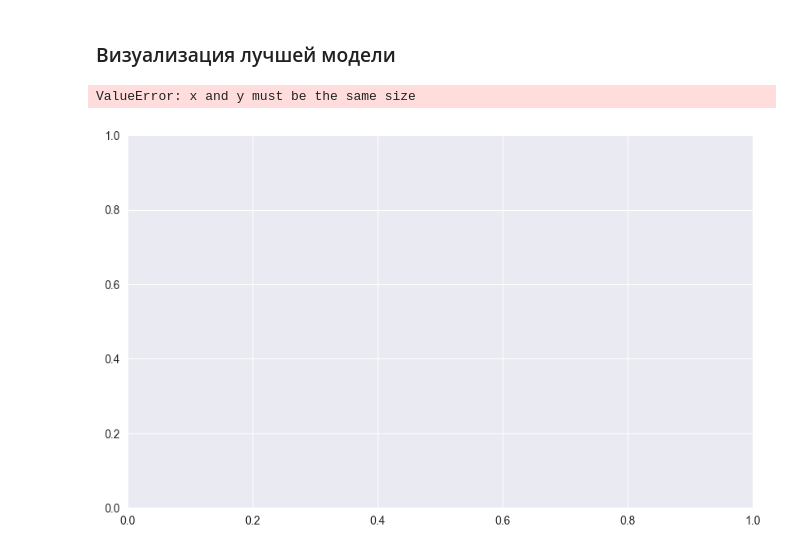
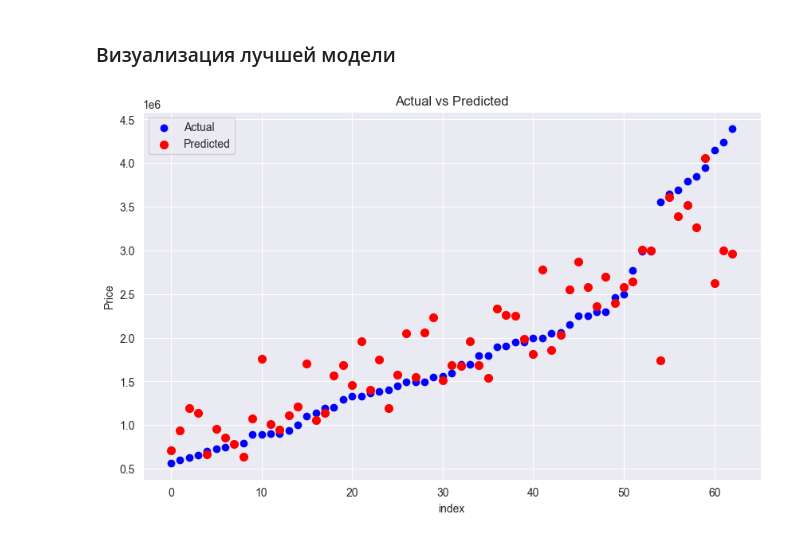
Before and after one commit to artmexbet/DromPriceRegressor, a Jupyter notebook: main.ipynb, the cells around one changed output. Saved outputs shown, nothing was run; the diff lists cells and outputs as text; code cells hidden in the pictures.

Commit message:
Add prediction visualization

```diff
--- a/main.ipynb
+++ b/main.ipynb
@@ -502,26 +508,26 @@ array([420371.61140979])
 ### Визуализация лучшей модели
 # %%
 import matplotlib.pyplot as plt
-
-# Предположим, что у вас есть обученная модель регрессии best_grad_boost и тестовый набор данных X_test и y_test
 
 # Предсказываем значения
 y_pred = best_grad_boost.predict(X_test)
 
 # Создаем график
 plt.figure(figsize=(10, 6))
 
 # Рисуем истинные значения в виде точек
-plt.scatter(X_test, y_test, color='blue', label='Actual')
+tmp = zip(y_test, y_pred)
+tmp = sorted(tmp, key=lambda x: x[0])
+_y_test, y_pred = zip(*tmp)
+plt.scatter(range(len(y_test)), _y_test, color='blue', label='Actual')
 
 # Рисуем предсказанные значения в виде линии
-plt.scatter(X_test, y_pred, color='red', linewidth=2, label='Predicted')
+plt.scatter(range(len(y_test)), y_pred, color='red', linewidth=2, label='Predicted')
 
 plt.title('Actual vs Predicted')
-plt.xlabel('X')
-plt.ylabel('y')
+plt.xlabel('index')
+plt.ylabel('Price')
 plt.legend()
 plt.show()
 # %% [output]
-ValueError: x and y must be the same size
-[figure, old version]
+[figure, new version]
```
Also changed, not shown: parts of 12 cells of this notebook.
